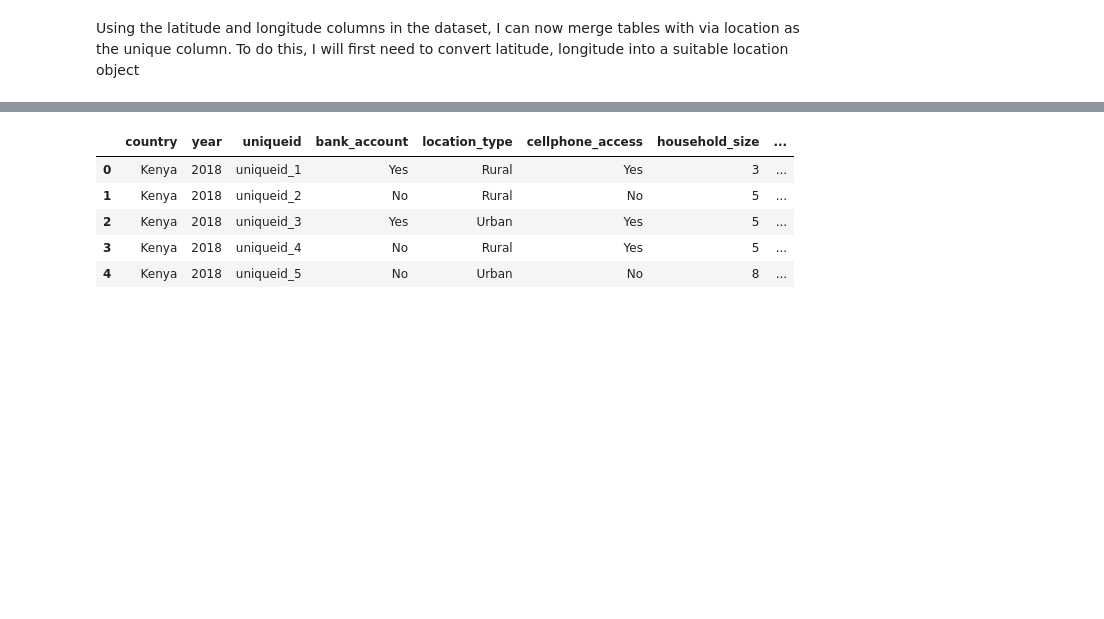
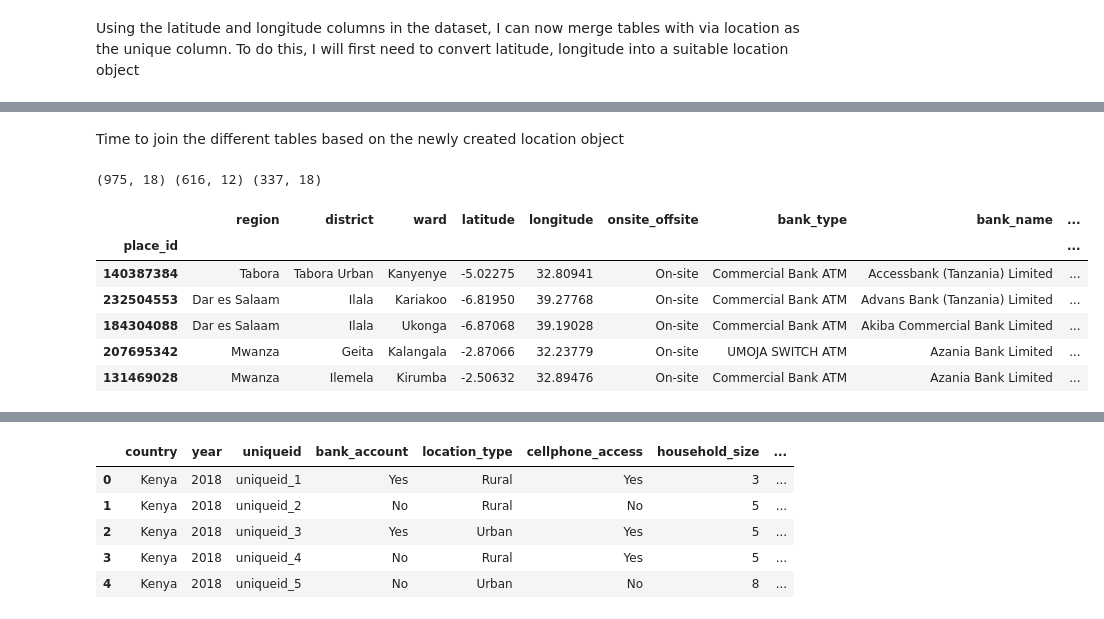
Before and after one commit to masterford/ExploratoryDataAnalysis, a Jupyter notebook: 545_final_project.ipynb, the cells around one changed output, grey strips where cells are left out. Cells and saved outputs as stored; diff of their text form; code cells hidden in the pictures; blank space fills up the shorter version.

```diff
--- a/545_final_project.ipynb
+++ b/545_final_project.ipynb
@@ -184,0 +233,55 @@ get_address("-6.92247,39.27113")
+# %%
+#Add unique column based on latitude, longitude
+#This cell takes quite a bit of time to run
+
+tanzania_map_banks_df
+tanzania_map_banks_df['latlong'] = tanzania_map_banks_df.apply(lambda row: '{},{}'.format(row['latitude'], #temp column
+row['longitude']), axis=1)
+
+tanzania_map_banks_df['address_name'] = tanzania_map_banks_df['latlong'].apply(lambda x: get_raw(x)['display_name']).astype(str)
+tanzania_map_banks_df['place_id'] = tanzania_map_banks_df['latlong'].apply(lambda x: get_raw(x)['place_id']).astype(str)
+
+tanzania_map_banks_df = tanzania_map_banks_df.drop(['latlong'], axis=1)
+
+#tanzania_map_atm_df
+tanzania_map_atm_df['latlong'] = tanzania_map_atm_df.apply(lambda row: '{},{}'.format(row['latitude'], #temp column
+row['longitude']), axis=1)
+
+tanzania_map_atm_df['address_name'] = tanzania_map_atm_df['latlong'].apply(lambda x: get_raw(x)['display_name']).astype(str)
+tanzania_map_atm_df['place_id'] = tanzania_map_atm_df['latlong'].apply(lambda x: get_raw(x)['place_id']).astype(str)
+
+tanzania_map_atm_df = tanzania_map_atm_df.drop(['latlong'], axis=1)
+
+#tanzania_map_momo_agents_df
+tanzania_map_momo_agents_df['latlong'] = tanzania_map_momo_agents_df.apply(lambda row: '{},{}'.format(row['latitude'], #temp column
+row['longitude']), axis=1)
+
+tanzania_map_momo_agents_df['address_name'] = tanzania_map_momo_agents_df['latlong'].apply(lambda x: get_raw(x)['display_name']).astype(str)
+tanzania_map_momo_agents_df['place_id'] = tanzania_map_momo_agents_df['latlong'].apply(lambda x: get_raw(x)['place_id']).astype(str)
+
+tanzania_map_momo_agents_df = tanzania_map_momo_agents_df.drop(['latlong'], axis=1)
+
+#tanzania_map_microfinance_df
+#tanzania_map_busStands_df
+# %% [markdown]
+Time to join the different tables based on the newly created location object
+# %%
+import pandasql
+merge_bank_df = pandasql.sqldf("SELECT * FROM tanzania_map_atm_df INNER JOIN tanzania_map_banks_df ON tanzania_map_atm_df.place_id = tanzania_map_banks_df.place_id;", globals());
+merge_bank_df = merge_bank_df.drop(columns=['yr_started', 'yr_started_reformatted'])
+merge_bank_df = merge_bank_df.loc[:,~merge_bank_df.columns.duplicated()]
+
+merge_bank_df = merge_bank_df.set_index('place_id')
+merge_bank_df = merge_bank_df.drop_duplicates()
+
+print(tanzania_map_atm_df.shape, tanzania_map_banks_df.shape, merge_bank_df.shape)
+merge_bank_df.head(5)
+# %% [output]
+(975, 18) (616, 12) (337, 18)
+|  | region | district | ward | latitude | longitude | onsite_offsite | bank_type | bank_name | ... |
+| place_id |  |  |  |  |  |  |  |  | ... |
+| 140387384 | Tabora | Tabora Urban | Kanyenye | -5.02275 | 32.80941 | On-site | Commercial Bank ATM | Accessbank (Tanzania) Limited | ... |
+| 232504553 | Dar es Salaam | Ilala | Kariakoo | -6.81950 | 39.27768 | On-site | Commercial Bank ATM | Advans Bank (Tanzania) Limited | ... |
+| 184304088 | Dar es Salaam | Ilala | Ukonga | -6.87068 | 39.19028 | On-site | Commercial Bank ATM | Akiba Commercial Bank Limited | ... |
+| 207695342 | Mwanza | Geita | Kalangala | -2.87066 | 32.23779 | On-site | UMOJA SWITCH ATM | Azania Bank Limited | ... |
+| 131469028 | Mwanza | Ilemela | Kirumba | -2.50632 | 32.89476 | On-site | Commercial Bank ATM | Azania Bank Limited | ... |
```
Also changed, not shown: parts of 11 cells of this notebook.
